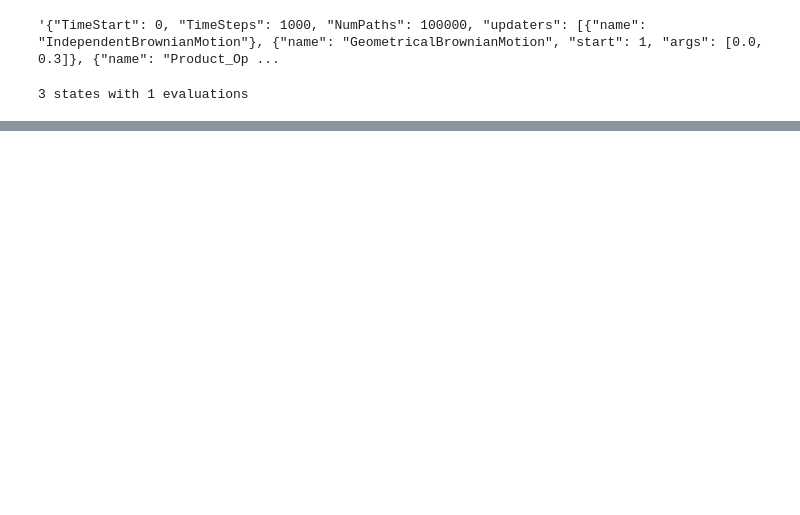
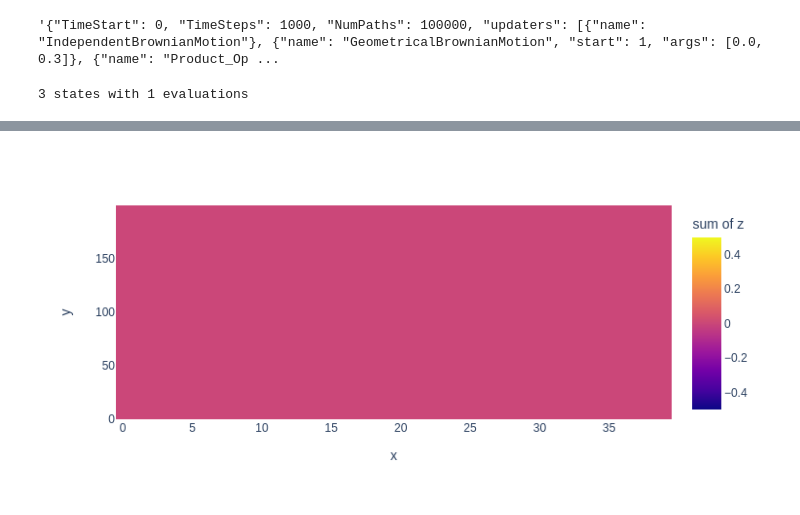
Before and after one commit to AlexanderZvyagin/MonteCarlo-SDK, a Jupyter notebook: python/t5_Histograms.ipynb, the cells around one changed output, grey strips where cells are left out. Saved outputs shown, nothing was run; the diff lists cells and outputs as text; code cells hidden in the pictures; blank space fills up the shorter version.

```diff
--- a/python/t5_Histograms.ipynb
+++ b/python/t5_Histograms.ipynb
@@ -67,0 +115,4 @@ results.df()
+# %%
+px.density_heatmap(x=[10,20,30],y=[10,50,100],z=[[1,2,3],[4,5,6],[7,8,9]])
+# %% [output]
+[figure, added]
```
Also changed, not shown: parts of 14 cells of this notebook, 1 other file.
